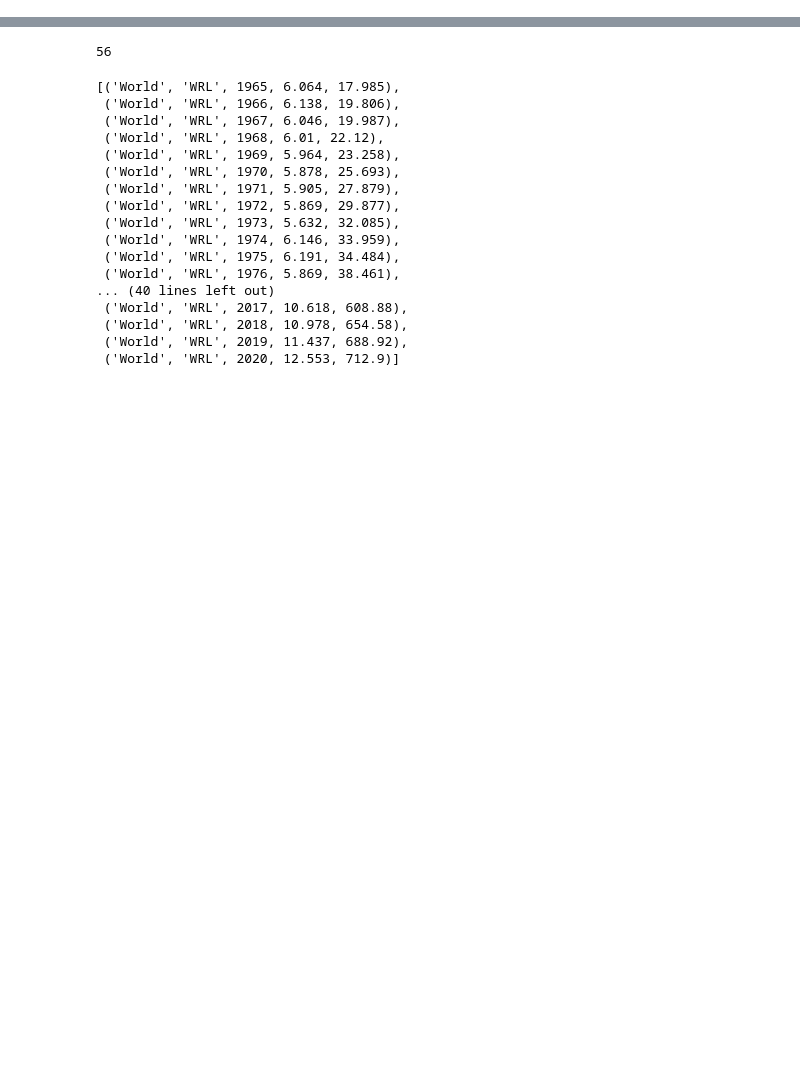
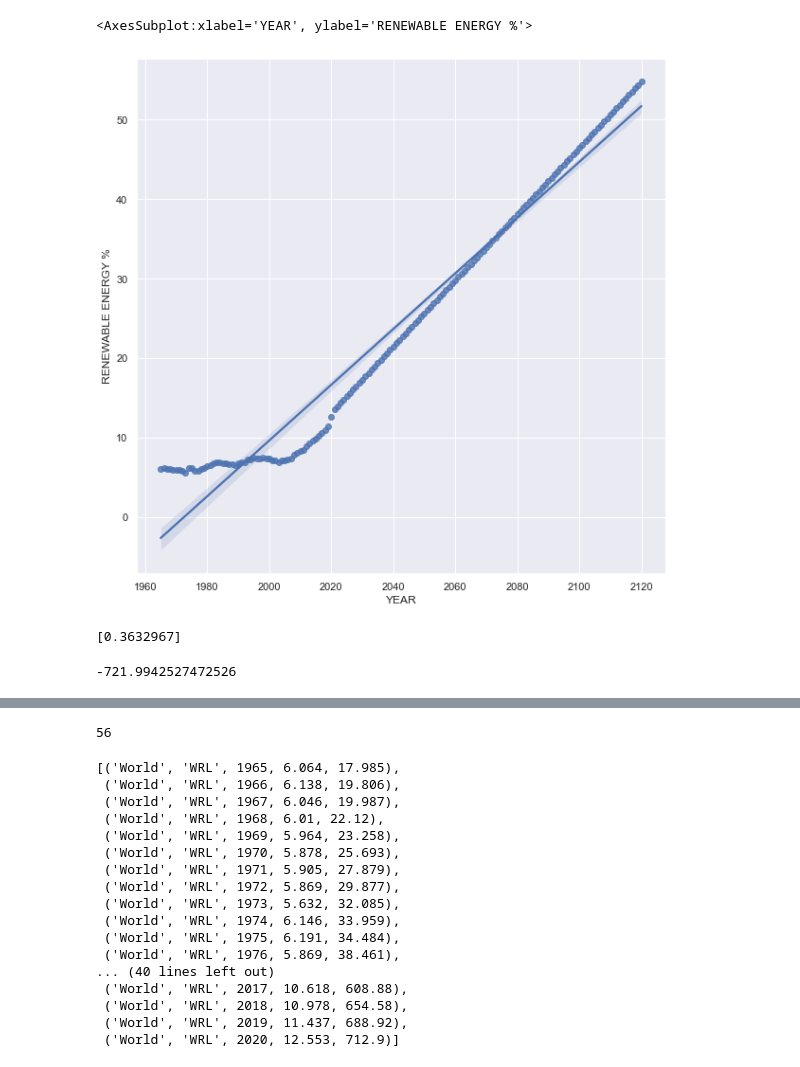
Before and after one commit to MaxTabo/Final_Project, a Jupyter notebook: FINAL TEST.ipynb, the cells around one changed output, grey strips where cells are left out. Cells and saved outputs as stored; diff of their text form; code cells hidden in the pictures; blank space fills up the shorter version.

```diff
--- a/FINAL TEST.ipynb
+++ b/FINAL TEST.ipynb
@@ -180,0 +174,2 @@ wrl_renew
+# %%
+wrl_2010=wrl_test.drop(wrl_test[(wrl_test['YEAR'] <2008)].index,axis=0)
@@ -180,0 +237,6 @@ wrl_renew
+# %%
+X_f['RENEWABLE ENERGY %']=X_f['RENEWABLE ENERGY %'].apply(lambda x: x*1.1)
+# %%
+X_f['NECESSARY RENEWABLE ENERGY %']=X_f['RENEWABLE ENERGY %'].apply(lambda x: x*1.61)
+# %%
+pred=pd.concat([wrl_test, X_f], axis=0)
@@ -181,2 +283,15 @@ wrl_renew
+# %%
+sns.regplot(x=pred['YEAR'],y=pred['RENEWABLE ENERGY %'])
+# %% [output]
+<AxesSubplot:xlabel='YEAR', ylabel='RENEWABLE ENERGY %'>
+[figure, added]
+# %%
+print(lr.coef_)
+# %% [output]
+[0.3632967]
+# %%
+print(lr.intercept_)
+# %% [output]
+-721.9942527472526
 # %%
 sns.set_context("poster")
```
Also changed, not shown: parts of 36 cells of this notebook, 10 other files.
